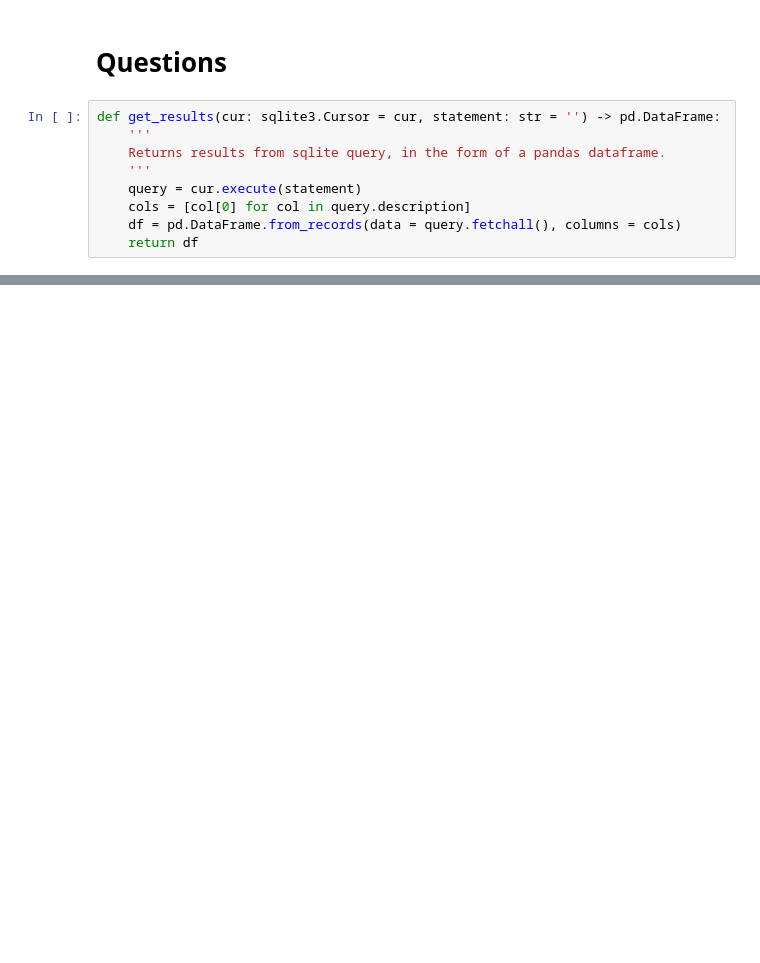
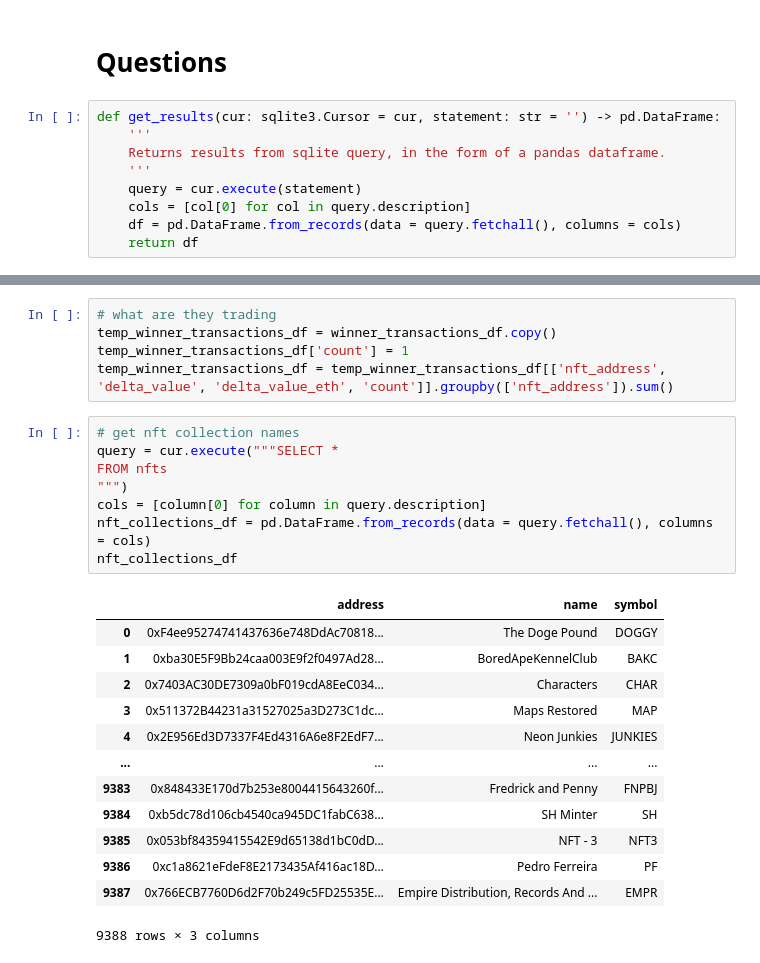
Before and after one commit to shaneluna/nft-analysis, a Jupyter notebook: notebooks/sandbox.ipynb, the cells around one changed output, grey strips where cells are left out. Drawn from its saved outputs; the diff is of its cells as text; blank space fills up the shorter version.

```diff
--- a/notebooks/sandbox.ipynb
+++ b/notebooks/sandbox.ipynb
@@ -159,0 +234,27 @@ df.head()
+# %%
+# what are they trading
+temp_winner_transactions_df = winner_transactions_df.copy()
+temp_winner_transactions_df['count'] = 1
+temp_winner_transactions_df = temp_winner_transactions_df[['nft_address', 'delta_value', 'delta_value_eth', 'count']].groupby(['nft_address']).sum()
+# %%
+# get nft collection names
+query = cur.execute("""SELECT *
+FROM nfts
+""")
+cols = [column[0] for column in query.description]
+nft_collections_df = pd.DataFrame.from_records(data = query.fetchall(), columns = cols)
+nft_collections_df
+# %% [output]
+|  | address | name | symbol |
+| 0 | 0xF4ee95274741437636e748DdAc70818... | The Doge Pound | DOGGY |
+| 1 | 0xba30E5F9Bb24caa003E9f2f0497Ad28... | BoredApeKennelClub | BAKC |
+| 2 | 0x7403AC30DE7309a0bF019cdA8EeC034... | Characters | CHAR |
+| 3 | 0x511372B44231a31527025a3D273C1dc... | Maps Restored | MAP |
+| 4 | 0x2E956Ed3D7337F4Ed4316A6e8F2EdF7... | Neon Junkies | JUNKIES |
+| ... | ... | ... | ... |
+| 9383 | 0x848433E170d7b253e8004415643260f... | Fredrick and Penny | FNPBJ |
+| 9384 | 0xb5dc78d106cb4540ca945DC1fabC638... | SH Minter | SH |
+| 9385 | 0x053bf84359415542E9d65138d1bC0dD... | NFT - 3 | NFT3 |
+| 9386 | 0xc1a8621eFdeF8E2173435Af416ac18D... | Pedro Ferreira | PF |
+| 9387 | 0x766ECB7760D6d2F70b249c5FD25535E... | Empire Distribution, Records And ... | EMPR |
+9388 rows × 3 columns
```
Also changed, not shown: parts of 33 cells of this notebook, 2 other files.
